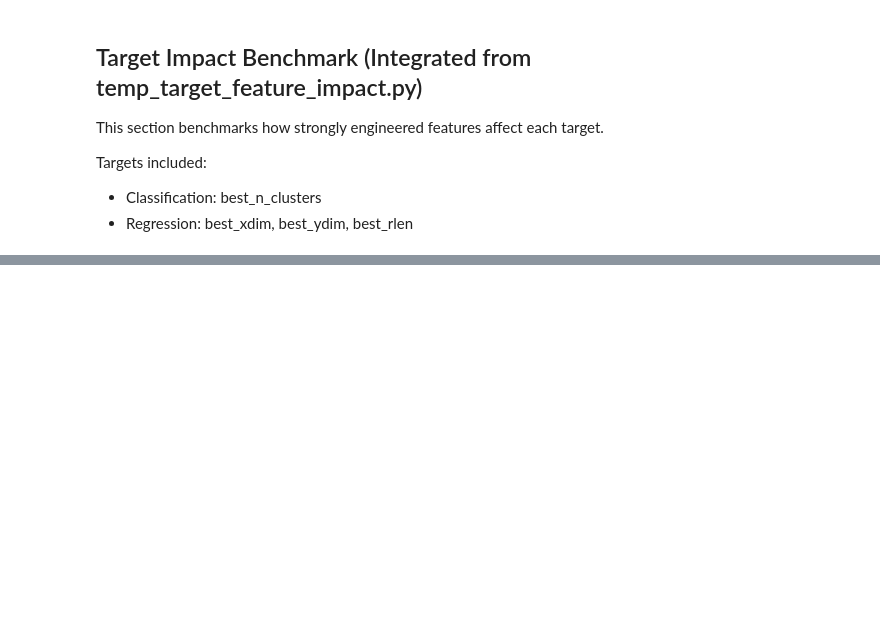
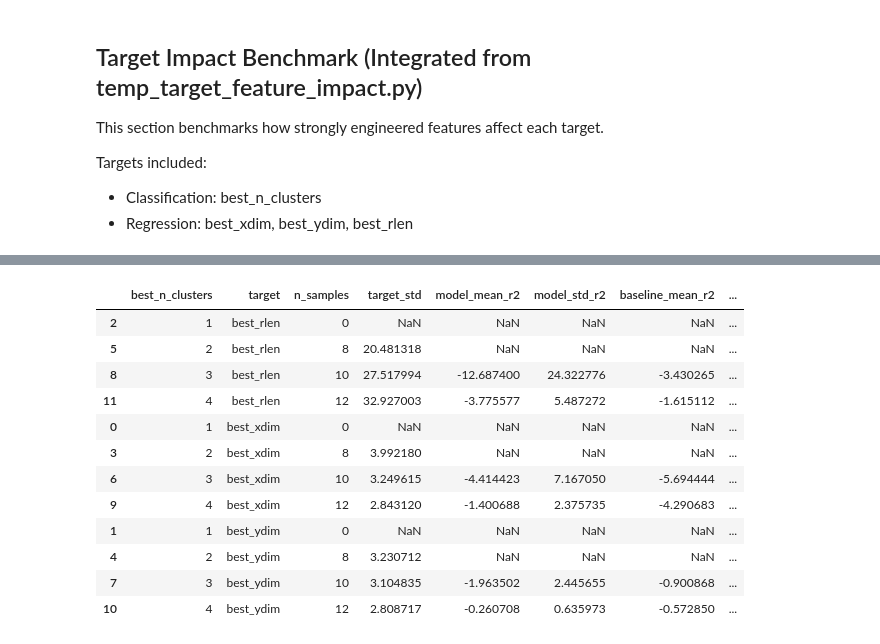
Before and after one commit to junchemmax/ddPCR_ML_Biorad_manual_gating, a Jupyter notebook: flowsom/feature_engineering_diagnostics.ipynb, the cells around one changed output, grey strips where cells are left out. Drawn from its saved outputs; the diff is of its cells as text; code cells hidden in the pictures; blank space fills up the shorter version.

```diff
--- a/flowsom/feature_engineering_diagnostics.ipynb
+++ b/flowsom/feature_engineering_diagnostics.ipynb
@@ -485,0 +483,67 @@ Feature columns used: 22
+# %%
+# Per-cluster regression impact: for each best_n_clusters group, benchmark features vs mean-baseline on xdim/ydim/rlen
+from sklearn.ensemble import RandomForestRegressor
+from sklearn.model_selection import KFold, cross_val_score
+from sklearn.dummy import DummyRegressor
+
+group_col = 'best_n_clusters'
+reg_targets = ['best_xdim', 'best_ydim', 'best_rlen']
+
+exclude = {'dataset', 'clear_clustering', 'mut_found'}
+feature_cols = [
+    c for c in df.columns
+    if c not in exclude and not c.startswith('best_') and pd.api.types.is_numeric_dtype(df[c])
+]
+
+grouped_rows = []
+
+if group_col not in df.columns:
+    print(f'Column {group_col} not found; skipping per-cluster analysis.')
+else:
+    for k, gdf in df.groupby(group_col):
+        for target in reg_targets:
+            sub = gdf[feature_cols + [target]].dropna()
+            n = len(sub)
+            y = sub[target].astype(float) if n else pd.Series(dtype=float)
+
+            row = {
+                'best_n_clusters': int(k),
+                'target': target,
+                'n_samples': n,
+                'target_std': float(y.std(ddof=0)) if n else np.nan,
+            }
+
+            if n < 4 or y.nunique() < 2:
+                row.update({
+                    'model_mean_r2': np.nan,
+                    'model_std_r2': np.nan,
+                    'baseline_mean_r2': np.nan,
+                    'gain': np.nan,
+                    'note': 'insufficient samples or no variance',
+                })
+                grouped_rows.append(row)
+                continue
+
+            X = sub[feature_cols]
+            cv_n = max(2, min(5, n))
+            cv = KFold(n_splits=cv_n, shuffle=True, random_state=42)
+
+            reg = RandomForestRegressor(n_estimators=500, random_state=42)
+            dummy_reg = DummyRegressor(strategy='mean')
+
+            model_scores = cross_val_score(reg, X, y, cv=cv, scoring='r2')
+            baseline_scores = cross_val_score(dummy_reg, X, y, cv=cv, scoring='r2')
+
+            row.update({
+                'model_mean_r2': model_scores.mean(),
+                'model_std_r2': model_scores.std(),
+                'baseline_mean_r2': baseline_scores.mean(),
+                'gain': model_scores.mean() - baseline_scores.mean(),
+                'note': '',
+            })
+            grouped_rows.append(row)
+
+    grouped_impact = pd.DataFrame(grouped_rows).sort_values(['target', 'best_n_clusters'])
+    print('Per-cluster regression impact (R2 vs mean-baseline):')
+    display(grouped_impact)
+# %% [output]
@@ -485,0 +551,13 @@ Feature columns used: 22
+|  | best_n_clusters | target | n_samples | target_std | model_mean_r2 | model_std_r2 | baseline_mean_r2 | ... |
+| 2 | 1 | best_rlen | 0 | NaN | NaN | NaN | NaN | ... |
+| 5 | 2 | best_rlen | 8 | 20.481318 | NaN | NaN | NaN | ... |
+| 8 | 3 | best_rlen | 10 | 27.517994 | -12.687400 | 24.322776 | -3.430265 | ... |
+| 11 | 4 | best_rlen | 12 | 32.927003 | -3.775577 | 5.487272 | -1.615112 | ... |
+| 0 | 1 | best_xdim | 0 | NaN | NaN | NaN | NaN | ... |
+| 3 | 2 | best_xdim | 8 | 3.992180 | NaN | NaN | NaN | ... |
+| 6 | 3 | best_xdim | 10 | 3.249615 | -4.414423 | 7.167050 | -5.694444 | ... |
+| 9 | 4 | best_xdim | 12 | 2.843120 | -1.400688 | 2.375735 | -4.290683 | ... |
+| 1 | 1 | best_ydim | 0 | NaN | NaN | NaN | NaN | ... |
+| 4 | 2 | best_ydim | 8 | 3.230712 | NaN | NaN | NaN | ... |
+| 7 | 3 | best_ydim | 10 | 3.104835 | -1.963502 | 2.445655 | -0.900868 | ... |
+| 10 | 4 | best_ydim | 12 | 2.808717 | -0.260708 | 0.635973 | -0.572850 | ... |
```
Also changed, not shown: parts of 11 cells of this notebook.
